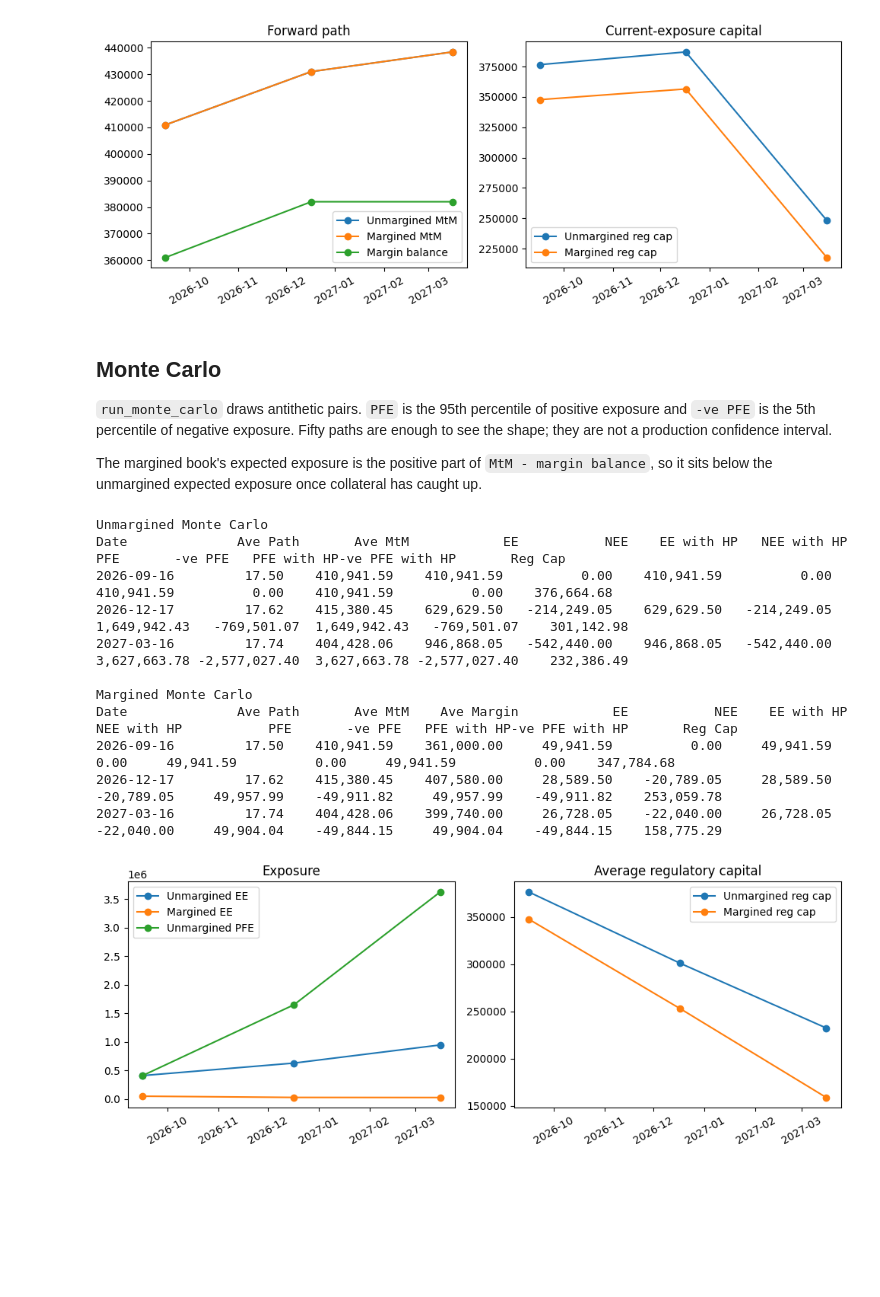
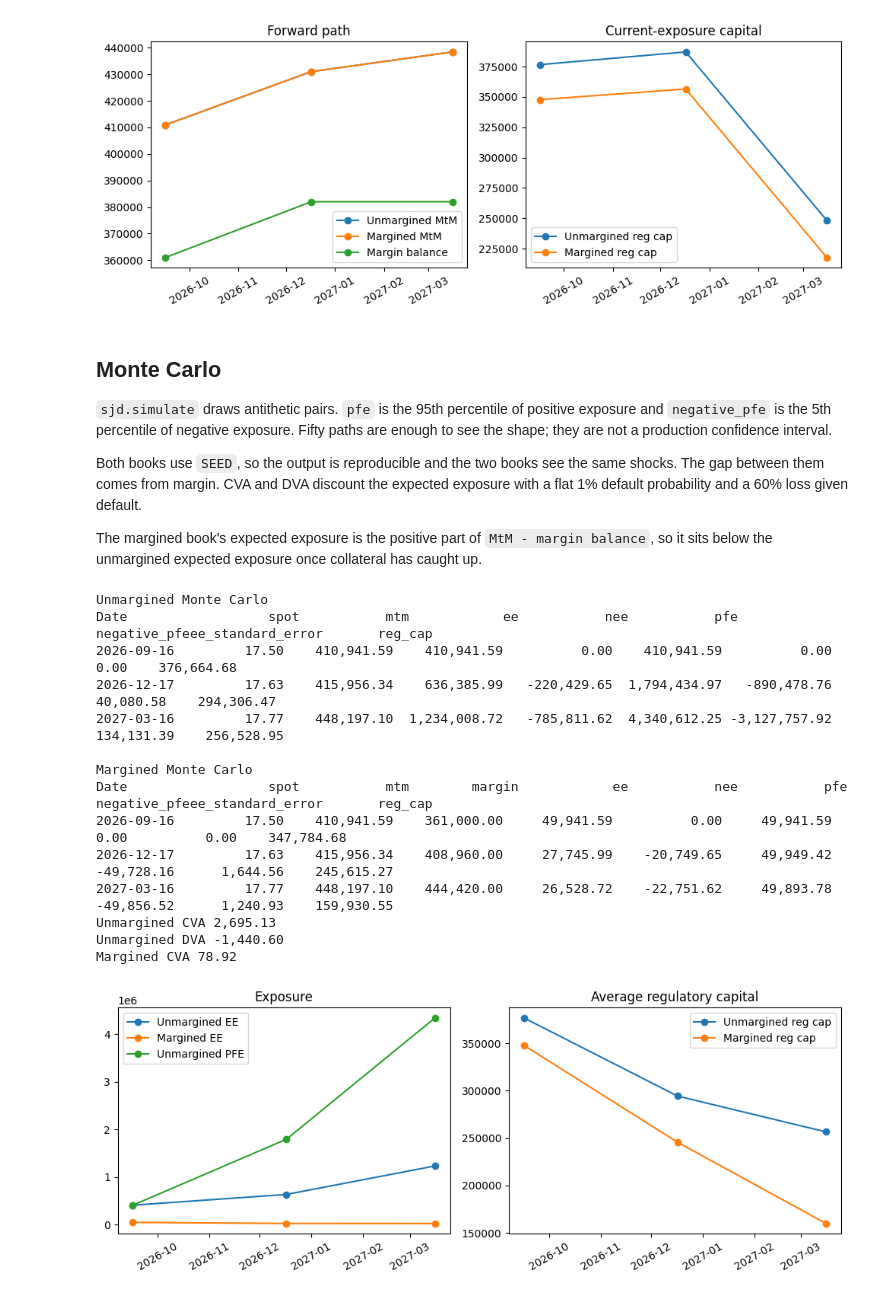
Before and after one commit to sjondavey/sjd, a Jupyter notebook: python/notebooks/portfolio_paths.ipynb, the cells around one changed output. Cells and saved outputs as stored; diff of their text form; code cells hidden in the pictures; blank space fills up the shorter version.

```diff
--- a/python/notebooks/portfolio_paths.ipynb
+++ b/python/notebooks/portfolio_paths.ipynb
@@ -133,46 +142,73 @@ plt.show()
 # %% [markdown]
 ## Monte Carlo
 
-`run_monte_carlo` draws antithetic pairs. `PFE` is the 95th percentile of positive exposure and `-ve PFE` is the 5th percentile of negative exposure. Fifty paths are enough to see the shape; they are not a production confidence interval.
+`sjd.simulate` draws antithetic pairs. `pfe` is the 95th percentile of positive exposure and `negative_pfe` is the 5th percentile of negative exposure. Fifty paths are enough to see the shape; they are not a production confidence interval.
+
+Both books use `SEED`, so the output is reproducible and the two books see the same shocks. The gap between them comes from margin. CVA and DVA discount the expected exposure with a flat 1% default probability and a 60% loss given default.
 
 The margined book's expected exposure is the positive part of `MtM - margin balance`, so it sits below the unmargined expected exposure once collateral has caught up.
 # %%
 import matplotlib.pyplot as plt
 
-plain.run_monte_carlo(50)
-collateral.run_monte_carlo(50)
-plain_mc = plain.get_monte_carlo_detail()
-collateral_mc = collateral.get_monte_carlo_detail()
-show_detail("Unmargined Monte Carlo", plain_mc)
-show_detail("Margined Monte Carlo", collateral_mc)
-assert "PFE" in list(plain_mc["headings"])
-assert "Ave Margin" in list(collateral_mc["headings"])
+SEED = 2026
+
+def monte_carlo(portfolio):
+    simulation = sjd.simulate(
+        portfolio,
+        environment,
+        market["simulation_dates"],
+        paths=50,
+        seed=SEED,
+        by_structure=True,
+    )
+    table = stats.summary(simulation)
+    table["reg_cap"] = stats.regulatory_capital(
+        simulation, portfolio.netting_sets(), factors, credit
+    ).mean(axis=0)
+    return table
+
+plain_mc = monte_carlo(unmargined)
+collateral_mc = monte_carlo(margined)
+show_table("Unmargined Monte Carlo", plain_mc)
+show_table("Margined Monte Carlo", collateral_mc)
+assert "pfe" in plain_mc
+assert "margin" in collateral_mc
+
+discount = [market["discount"].get_discount_factor(day) for day in plain_mc["dates"]]
+probability = stats.flat_default_probability(market["anchor"], plain_mc["dates"], 0.01)
+loss = [0.6] * len(plain_mc["dates"])
+print("Unmargined CVA", f"{stats.credit_valuation_adjustment(plain_mc['ee'], discount, probability, loss):,.2f}")
+print("Unmargined DVA", f"{stats.debit_valuation_adjustment(plain_mc['nee'], discount, probability, loss):,.2f}")
+print("Margined CVA", f"{stats.credit_valuation_adjustment(collateral_mc['ee'], discount, probability, loss):,.2f}")
 
 dates = list(plain_mc["dates"])
 figure, axes = plt.subplots(1, 2, figsize=(10, 4))
-axes[0].plot(dates, column(plain_mc, "EE"), marker="o", label="Unmargined EE")
-axes[0].plot(dates, column(collateral_mc, "EE"), marker="o", label="Margined EE")
-axes[0].plot(dates, column(plain_mc, "PFE"), marker="o", label="Unmargined PFE")
+axes[0].plot(dates, plain_mc["ee"], marker="o", label="Unmargined EE")
+axes[0].plot(dates, collateral_mc["ee"], marker="o", label="Margined EE")
+axes[0].plot(dates, plain_mc["pfe"], marker="o", label="Unmargined PFE")
 axes[0].set_title("Exposure")
 axes[0].legend()
-axes[1].plot(dates, column(plain_mc, "Reg Cap"), marker="o", label="Unmargined reg cap")
-axes[1].plot(dates, column(collateral_mc, "Reg Cap"), marker="o", label="Margined reg cap")
+axes[1].plot(dates, plain_mc["reg_cap"], marker="o", label="Unmargined reg cap")
+axes[1].plot(dates, collateral_mc["reg_cap"], marker="o", label="Margined reg cap")
 axes[1].set_title("Average regulatory capital")
 axes[1].legend()
 for axis in axes:
     axis.tick_params(axis="x", rotation=30)
 figure.tight_layout()
 plt.show()
 # %% [output]
 Unmargined Monte Carlo
-Date              Ave Path       Ave MtM            EE           NEE    EE with HP   NEE with HP           PFE       -ve PFE   PFE with HP-ve PFE with HP       Reg Cap
-2026-09-16         17.50    410,941.59    410,941.59          0.00    410,941.59          0.00    410,941.59          0.00    410,941.59          0.00    376,664.68
-2026-12-17         17.62    415,380.45    629,629.50   -214,249.05    629,629.50   -214,249.05  1,649,942.43   -769,501.07  1,649,942.43   -769,501.07    301,142.98
-2027-03-16         17.74    404,428.06    946,868.05   -542,440.00    946,868.05   -542,440.00  3,627,663.78 -2,577,027.40  3,627,663.78 -2,577,027.40    232,386.49
+Date                  spot           mtm            ee           nee           pfe  negative_pfeee_standard_error       reg_cap
+2026-09-16         17.50    410,941.59    410,941.59          0.00    410,941.59          0.00          0.00    376,664.68
+2026-12-17         17.63    415,956.34    636,385.99   -220,429.65  1,794,434.97   -890,478.76     40,080.58    294,306.47
+2027-03-16         17.77    448,197.10  1,234,008.72   -785,811.62  4,340,612.25 -3,127,757.92    134,131.39    256,528.95
 
 Margined Monte Carlo
-Date              Ave Path       Ave MtM    Ave Margin            EE           NEE    EE with HP   NEE with HP           PFE       -ve PFE   PFE with HP-ve PFE with HP       Reg Cap
-2026-09-16         17.50    410,941.59    361,000.00     49,941.59          0.00     49,941.59          0.00     49,941.59          0.00     49,941.59          0.00    347,784.68
-2026-12-17         17.62    415,380.45    407,580.00     28,589.50    -20,789.05     28,589.50    -20,789.05     49,957.99    -49,911.82     49,957.99    -49,911.82    253,059.78
-2027-03-16         17.74    404,428.06    399,740.00     26,728.05    -22,040.00     26,728.05    -22,040.00     49,904.04    -49,844.15     49,904.04    -49,844.15    158,775.29
+Date                  spot           mtm        margin            ee           nee           pfe  negative_pfeee_standard_error       reg_cap
+2026-09-16         17.50    410,941.59    361,000.00     49,941.59          0.00     49,941.59          0.00          0.00    347,784.68
+2026-12-17         17.63    415,956.34    408,960.00     27,745.99    -20,749.65     49,949.42    -49,728.16      1,644.56    245,615.27
+2027-03-16         17.77    448,197.10    444,420.00     26,528.72    -22,751.62     49,893.78    -49,856.52      1,240.93    159,930.55
+Unmargined CVA 2,695.13
+Unmargined DVA -1,440.60
+Margined CVA 78.92
-[figure, old version]
+[figure, new version]
```
Also changed, not shown: parts of 4 cells of this notebook, 31 other files.
